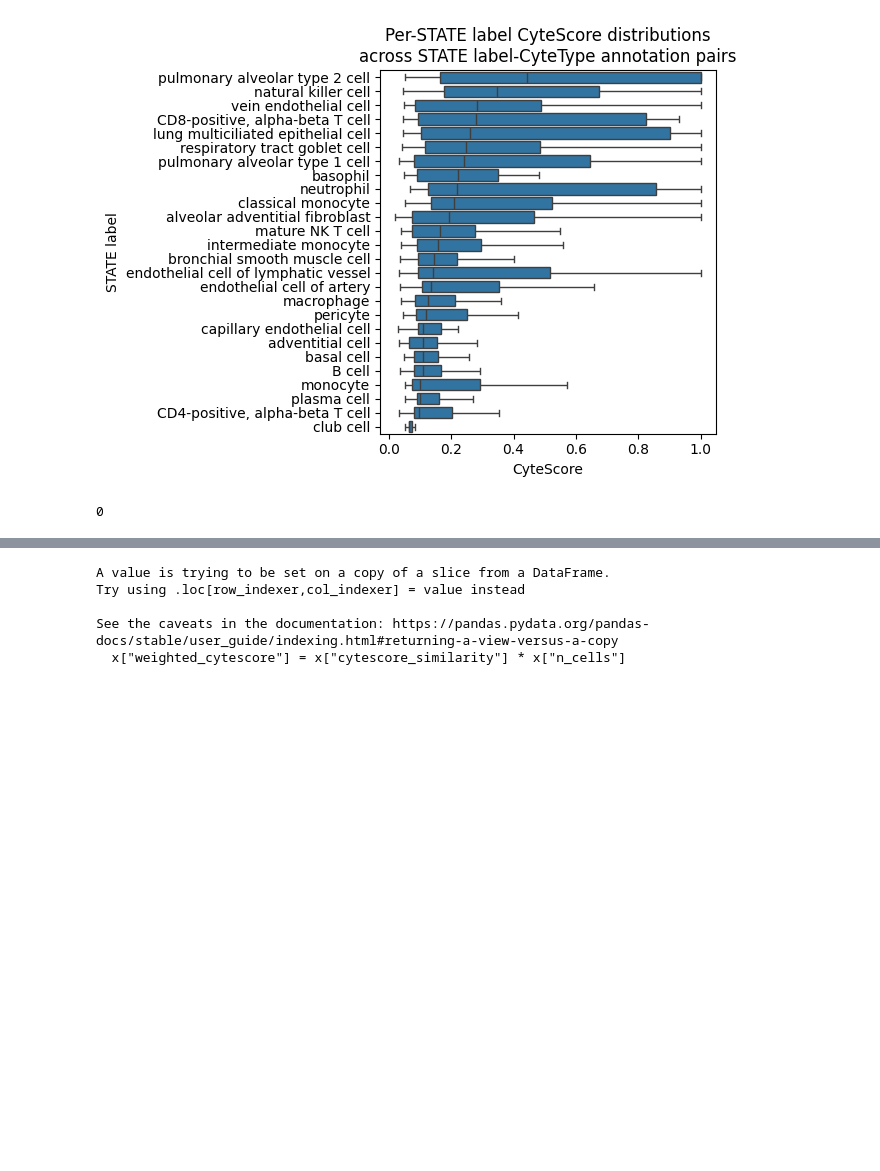
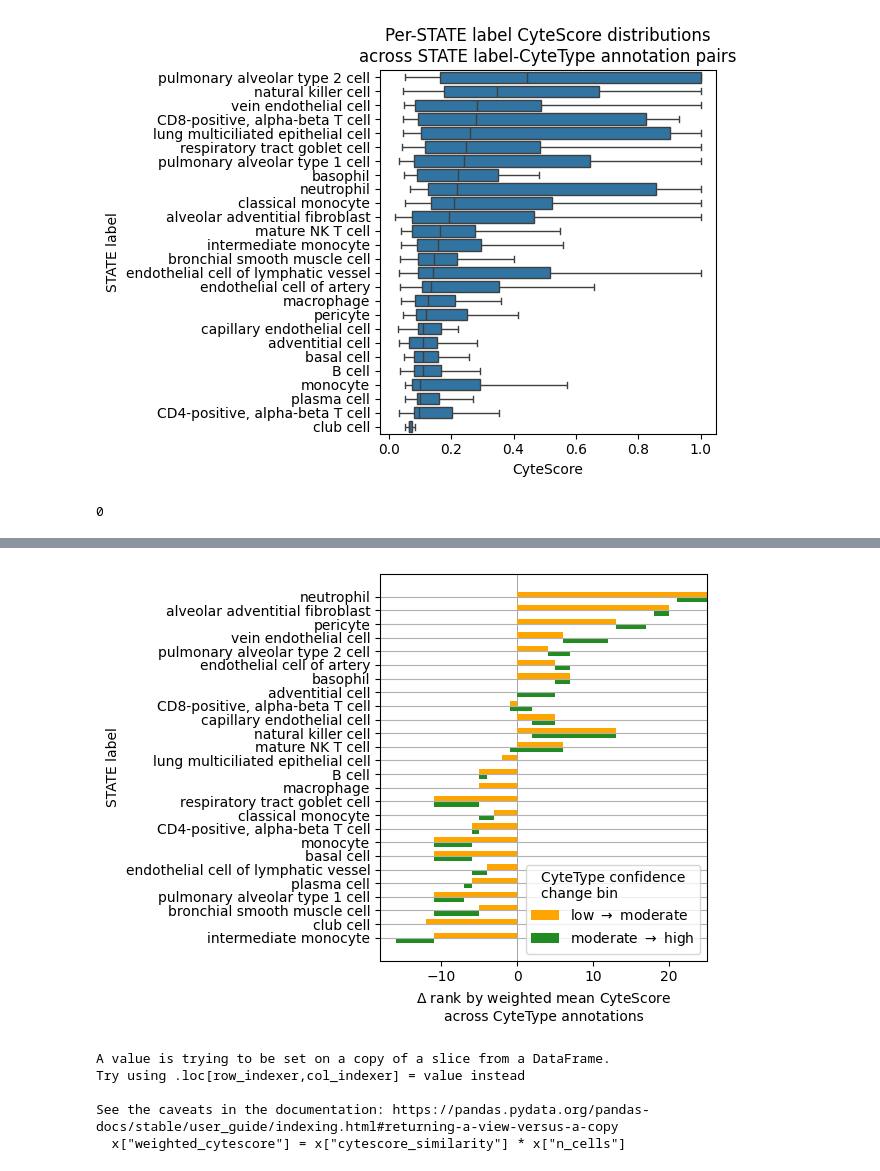
Before and after one commit to otodreas/scBaseCount_Pipeline, a Jupyter notebook: writeups/state_vs_cytetype/annotation_inspection.ipynb, the cells around one changed output, grey strips where cells are left out. Cells and saved outputs as stored; diff of their text form; code cells hidden in the pictures; blank space fills up the shorter version.

Commit message:
update plots, start draft rewrite

```diff
--- a/writeups/state_vs_cytetype/annotation_inspection.ipynb
+++ b/writeups/state_vs_cytetype/annotation_inspection.ipynb
@@ -117,3 +63,81 @@ plt.show()
+# %%
+DELTA_COLS = ("low -> moderate", "moderate -> high")
+DELTA_COLORS = ("#FFA500", "#228B22")
+LEGEND_LABELS = (r"low $\rightarrow$ moderate", r"moderate $\rightarrow$ high")
+
+
+def mean_rank(confidence: str) -> dict[str, int]:
+    mask = summary["cytetype_confidence"] == confidence
+    subset = summary.loc[mask]
+    weighted_mean = (
+        # multiply cytescore for a label pair by the number of cells with that label pair
+        subset.assign(_w=lambda df: df["cytescore_similarity"] * df["n_cells"])
+        # add the weighted cytescore and the number of cells with that label pair
+        .groupby("cell_type", observed=True)[["_w", "n_cells"]]
+        .sum()
+        # divide the weighted cytescore by the number of cells with that label pair
+        .assign(s_bar=lambda df: df["_w"] / df["n_cells"])["s_bar"]
+        # create sorted ranking
+        .sort_values(ascending=False)
+    )
+    return dict(zip(weighted_mean.index, range(len(weighted_mean)), strict=False))
+
+
+lo_rank = mean_rank("Low")
+mo_rank = mean_rank("Moderate")
+hi_rank = mean_rank("High")
+
+delta = (
+    pd.DataFrame(
+        {
+            "low -> moderate": [lo_rank[ct] - mo_rank[ct] for ct in lo_rank],
+            "moderate -> high": [mo_rank[ct] - hi_rank[ct] for ct in lo_rank],
+        },
+        index=lo_rank.keys(),
+    )
+    .assign(total=lambda df: df.sum(axis=1))
+    .sort_values("total", ascending=True)
+    .drop(columns="total")
+)
+
+BAR_HEIGHT = 0.38
+
+fig, ax = plt.subplots()#figsize=(10, 9))
+y_positions = {ct: i for i, ct in enumerate(delta.index)}
+
+for ct in delta.index:
+    y = y_positions[ct]
+    lo_mo = delta.loc[ct, "low -> moderate"]
+    mo_hi = delta.loc[ct, "moderate -> high"]
+
+    ax.barh(
+        y + BAR_HEIGHT / 2,
+        lo_mo,
+        height=BAR_HEIGHT,
+        color=DELTA_COLORS[0],
+        label=LEGEND_LABELS[0] if ct == delta.index[0] else None,
+    )
+    ax.barh(
+        y - BAR_HEIGHT / 2,
+        mo_hi,
+        left=lo_mo,
+        height=BAR_HEIGHT,
+        color=DELTA_COLORS[1],
+        label=LEGEND_LABELS[1] if ct == delta.index[0] else None,
+    )
+
+ax.axvline(0, color="grey", linewidth=0.5, zorder=0)
+ax.set_yticks(list(y_positions.values()))
+ax.set_yticklabels(list(y_positions.keys()))
+ax.set_xlabel(r"$\Delta$ " + "rank by weighted mean CyteScore\nacross CyteType annotations")
+ax.set_ylabel("STATE label")
+ax.grid(axis="y")
+ax.legend(title="CyteType confidence\nchange bin")
+plt.tight_layout()
+fig.savefig(FIGS_DIR / "cytescore_rank_delta_by_confidence.png", dpi=150, bbox_inches="tight")
+plt.show()
+# %% [output]
+[figure, added]
 # %%
 x = summary[summary["cell_type"] == "basophil"]
 x["weighted_cytescore"] = x["cytescore_similarity"] * x["n_cells"]
```
Also changed, not shown: parts of 2 cells of this notebook, 3 other files.
